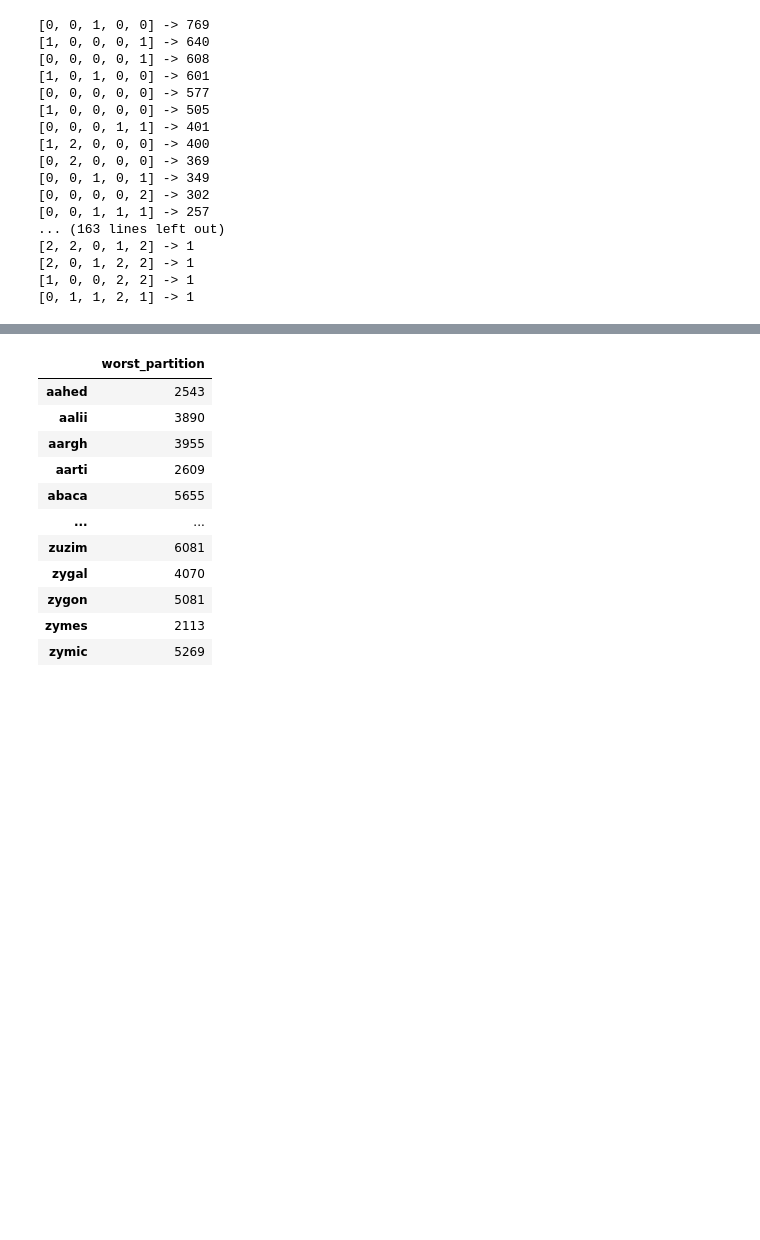
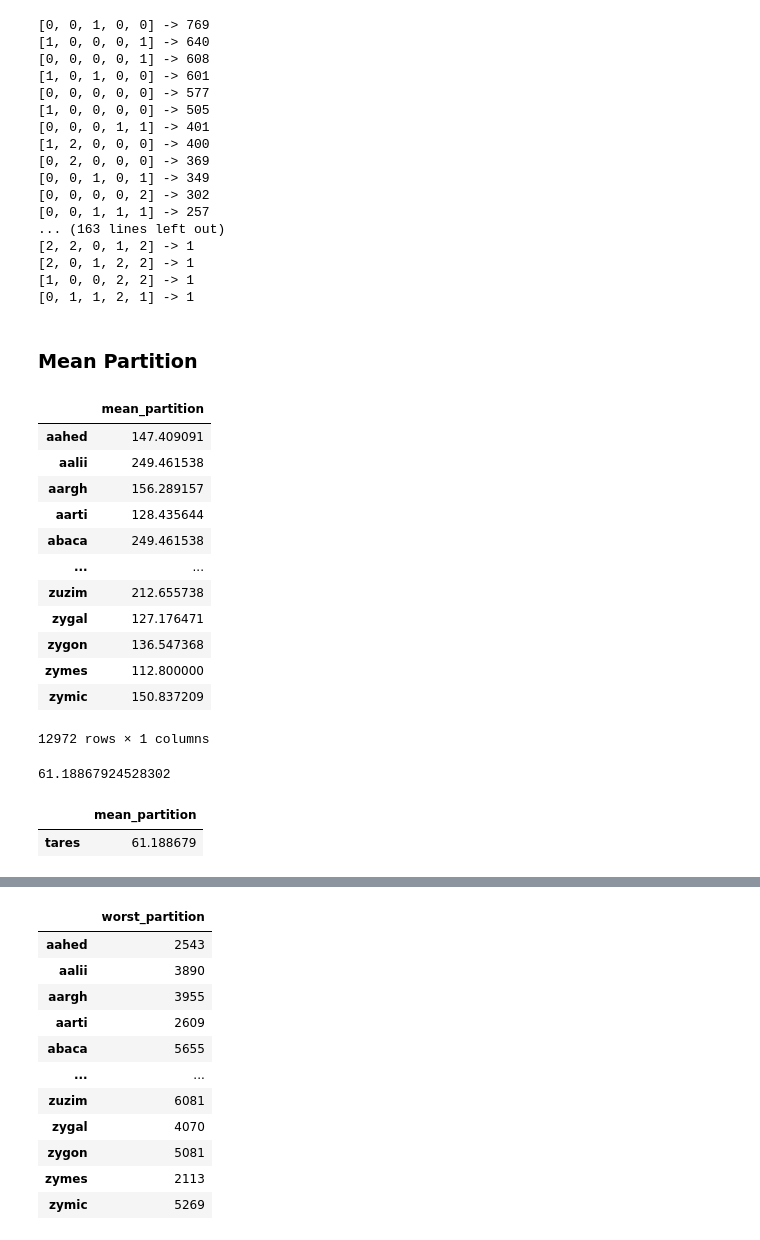
Before and after one commit to boompig/wordle-py, a Jupyter notebook: notebooks/Combinations.ipynb, the cells around one changed output, grey strips where cells are left out. Drawn from its saved outputs; the diff is of its cells as text; code cells hidden in the pictures; blank space fills up the shorter version.

```diff
--- a/notebooks/Combinations.ipynb
+++ b/notebooks/Combinations.ipynb
@@ -242,3 +241,39 @@ for rval, count in x.items():
 [2, 0, 1, 2, 2] -> 1
 [1, 0, 0, 2, 2] -> 1
 [0, 1, 1, 2, 1] -> 1
+# %% [markdown]
+### Mean Partition
+# %%
+def get_mean_partition(row) -> int:
+    x = row.value_counts().to_dict()
+    arr = np.array([v for v in x.values()])
+    m = np.mean(arr)
+    return m
+
+mean_part_df = df.apply(get_mean_partition, axis=1)
+# %%
+mean_part_df = pd.DataFrame(mean_part_df, columns=['mean_partition'])
+mean_part_df
+# %% [output]
+|  | mean_partition |
+| aahed | 147.409091 |
+| aalii | 249.461538 |
+| aargh | 156.289157 |
+| aarti | 128.435644 |
+| abaca | 249.461538 |
+| ... | ... |
+| zuzim | 212.655738 |
+| zygal | 127.176471 |
+| zygon | 136.547368 |
+| zymes | 112.800000 |
+| zymic | 150.837209 |
+12972 rows × 1 columns
+# %%
+mean_part_df.mean_partition.min()
+# %% [output]
+61.18867924528302
+# %%
+mean_part_df[mean_part_df.mean_partition < 62]
+# %% [output]
+|  | mean_partition |
+| tares | 61.188679 |
```
Also changed, not shown: parts of 27 cells of this notebook, 4 other files.
